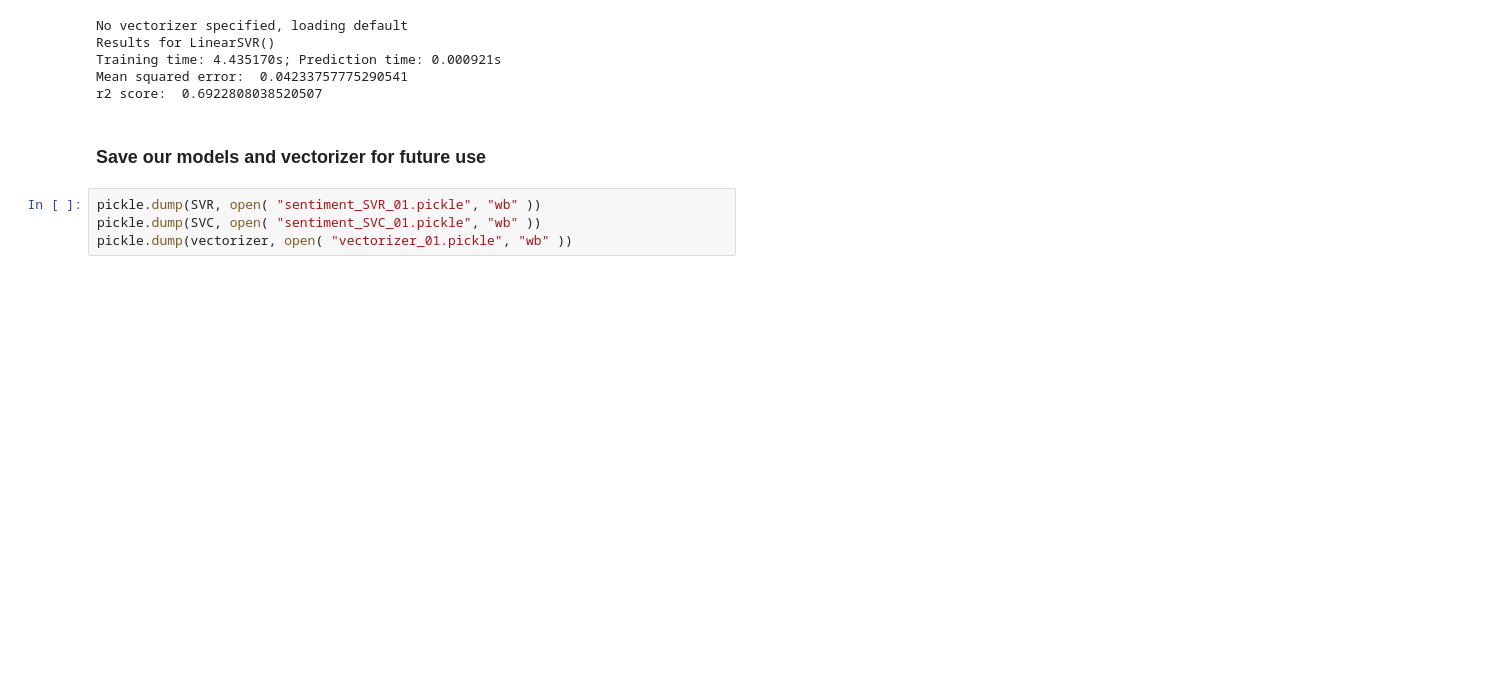
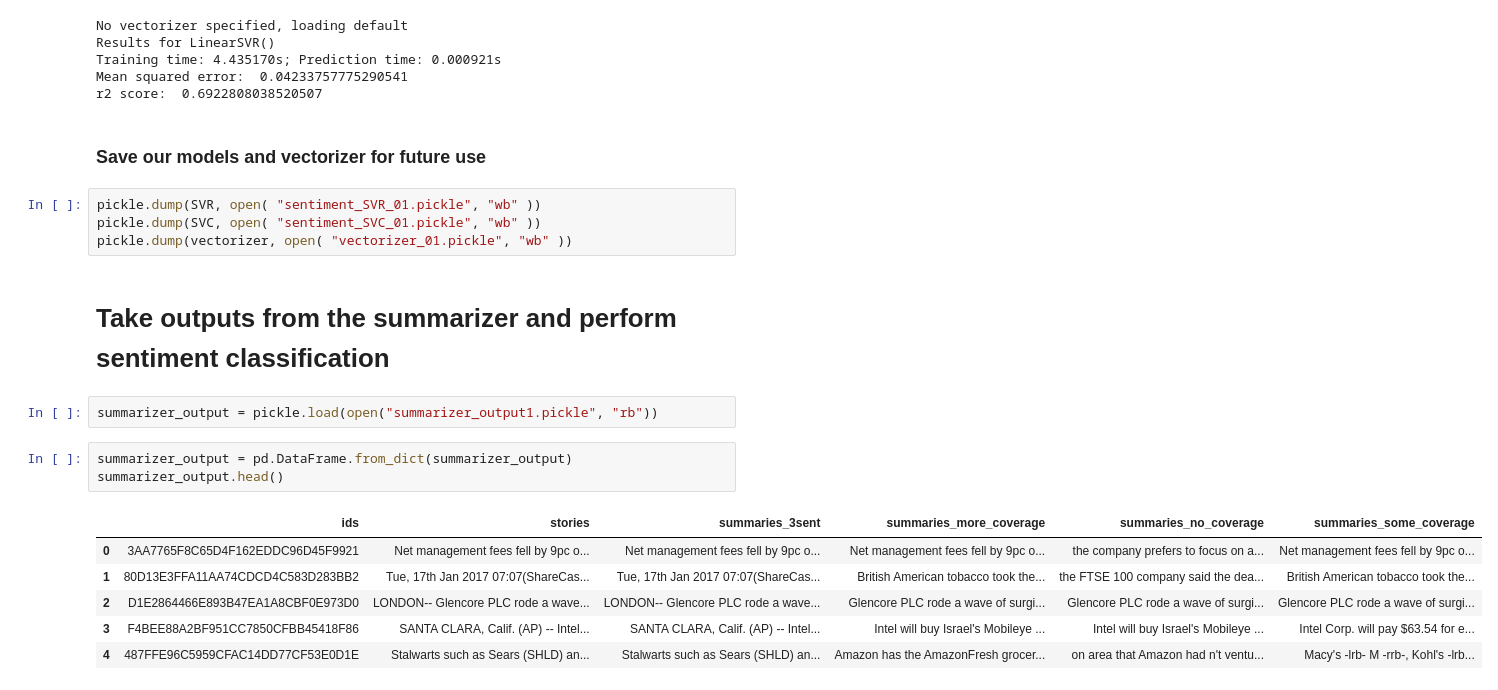
Before and after one commit to iamthevastidledhitchhiker/Zentropy, a Jupyter notebook: components/aspect_sentiment/SVM/SVC_SVR_Sentiment.ipynb, the cells around one changed output. Cells and saved outputs as stored; diff of their text form; blank space fills up the shorter version.

```diff
--- a/components/aspect_sentiment/SVM/SVC_SVR_Sentiment.ipynb
+++ b/components/aspect_sentiment/SVM/SVC_SVR_Sentiment.ipynb
@@ -97,3 +99,17 @@ r2 score:  0.6922808038520507
 pickle.dump(SVR, open( "sentiment_SVR_01.pickle", "wb" ))
 pickle.dump(SVC, open( "sentiment_SVC_01.pickle", "wb" ))
 pickle.dump(vectorizer, open( "vectorizer_01.pickle", "wb" ))
+# %% [markdown]
+# Take outputs from the summarizer and perform sentiment classification
+# %%
+summarizer_output = pickle.load(open("summarizer_output1.pickle", "rb"))
+# %%
+summarizer_output = pd.DataFrame.from_dict(summarizer_output)
+summarizer_output.head()
+# %% [output]
+|  | ids | stories | summaries_3sent | summaries_more_coverage | summaries_no_coverage | summaries_some_coverage |
+| 0 | 3AA7765F8C65D4F162EDDC96D45F9921 | Net management fees fell by 9pc o... | Net management fees fell by 9pc o... | Net management fees fell by 9pc o... | the company prefers to focus on a... | Net management fees fell by 9pc o... |
+| 1 | 80D13E3FFA11AA74CDCD4C583D283BB2 | Tue, 17th Jan 2017 07:07(ShareCas... | Tue, 17th Jan 2017 07:07(ShareCas... | British American tobacco took the... | the FTSE 100 company said the dea... | British American tobacco took the... |
+| 2 | D1E2864466E893B47EA1A8CBF0E973D0 | LONDON-- Glencore PLC rode a wave... | LONDON-- Glencore PLC rode a wave... | Glencore PLC rode a wave of surgi... | Glencore PLC rode a wave of surgi... | Glencore PLC rode a wave of surgi... |
+| 3 | F4BEE88A2BF951CC7850CFBB45418F86 | SANTA CLARA, Calif. (AP) -- Intel... | SANTA CLARA, Calif. (AP) -- Intel... | Intel will buy Israel's Mobileye ... | Intel will buy Israel's Mobileye ... | Intel Corp. will pay $63.54 for e... |
+| 4 | 487FFE96C5959CFAC14DD77CF53E0D1E | Stalwarts such as Sears (SHLD) an... | Stalwarts such as Sears (SHLD) an... | Amazon has the AmazonFresh grocer... | on area that Amazon had n't ventu... | Macy's -lrb- M -rrb-, Kohl's -lrb... |
```
Also changed, not shown: parts of 12 cells of this notebook, 4 other files.
